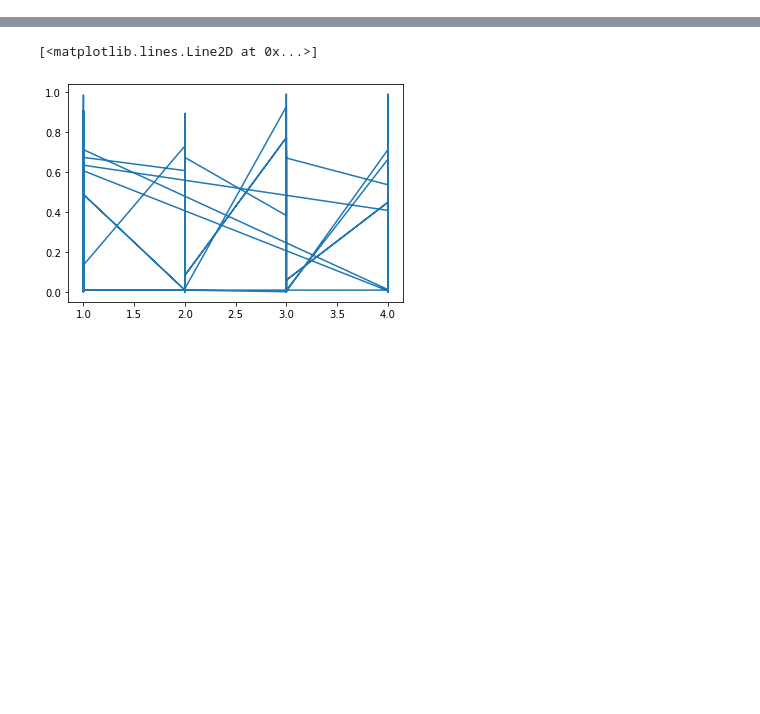
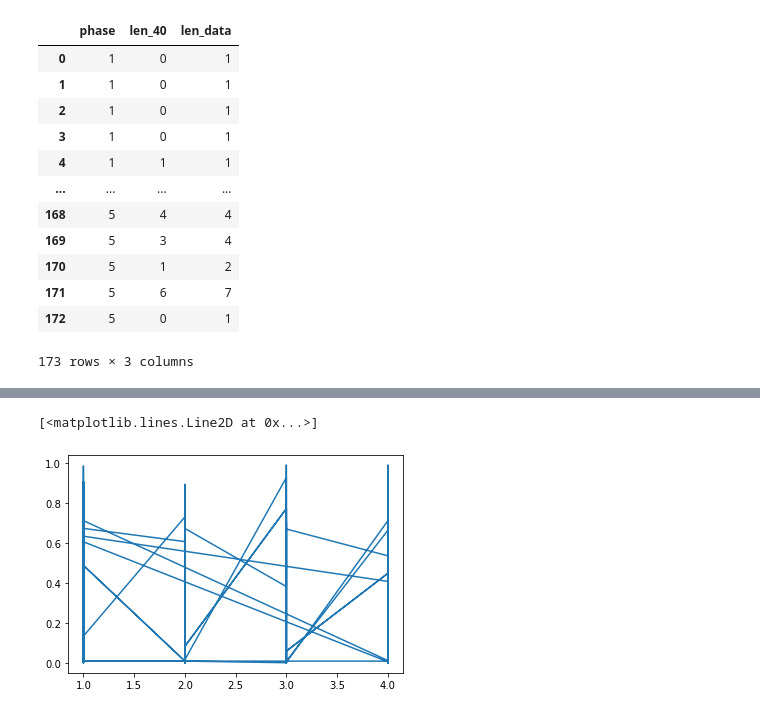
Before and after one commit to ironhacks/fall-2017-analysis, a Jupyter notebook: data-analysis/data-and-visual-relation.ipynb, the cells around one changed output, grey strips where cells are left out. Drawn from its saved outputs; the diff is of its cells as text; code cells hidden in the pictures; blank space fills up the shorter version.

```diff
--- a/data-analysis/data-and-visual-relation.ipynb
+++ b/data-analysis/data-and-visual-relation.ipynb
@@ -5,0 +22,17 @@ df2 = pd.read_csv("output_new.csv")
+# %%
+df2_len_40 = df2[['phase','len_40']]
+df3_len_data = df2[['phase', 'len_data']]
+# %% [output]
+|  | phase | len_40 | len_data |
+| 0 | 1 | 0 | 1 |
+| 1 | 1 | 0 | 1 |
+| 2 | 1 | 0 | 1 |
+| 3 | 1 | 0 | 1 |
+| 4 | 1 | 1 | 1 |
+| ... | ... | ... | ... |
+| 168 | 5 | 4 | 4 |
+| 169 | 5 | 3 | 4 |
+| 170 | 5 | 1 | 2 |
+| 171 | 5 | 6 | 7 |
+| 172 | 5 | 0 | 1 |
+173 rows × 3 columns
```
Also changed, not shown: parts of 5 cells of this notebook, 14 other files.
